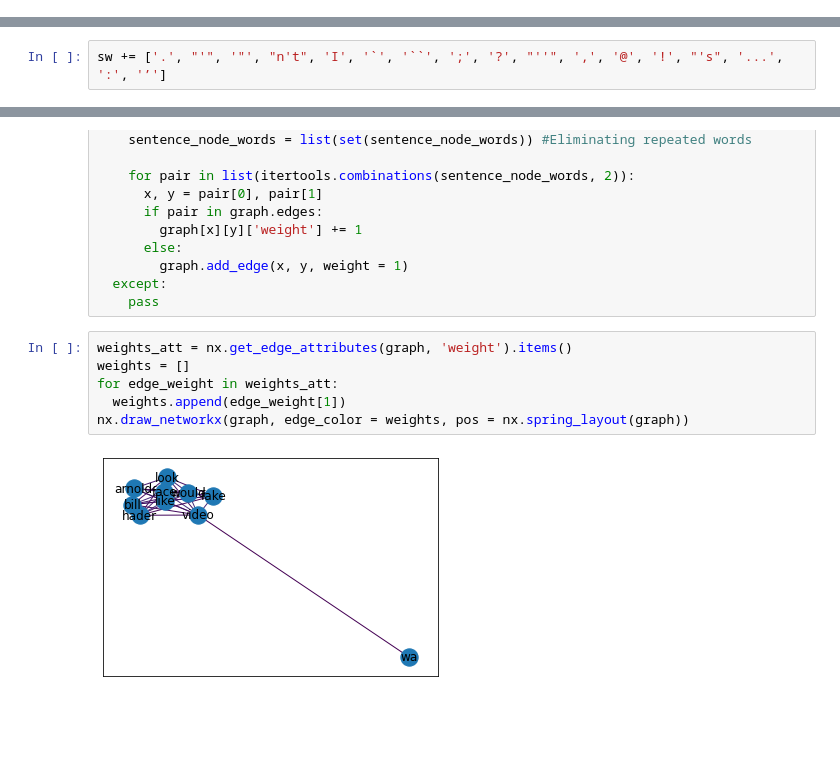
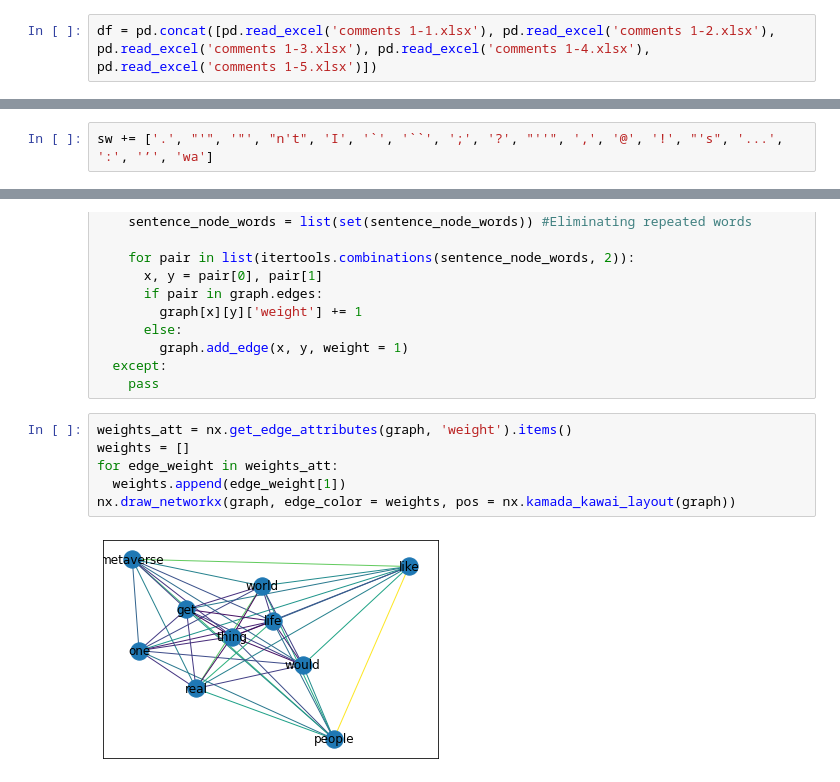
Before and after one commit to qdrptd/RNE, a Jupyter notebook: WordCloud&SemanticNetwork.ipynb, the cells around one changed output, grey strips where cells are left out. Saved outputs shown, nothing was run; the diff lists cells and outputs as text; blank space fills up the shorter version.

```diff
--- a/WordCloud&SemanticNetwork.ipynb
+++ b/WordCloud&SemanticNetwork.ipynb
@@ -7,3 +5,5 @@ df = pd.read_excel('comments 3-1.xlsx')
+# %%
+df = pd.concat([pd.read_excel('comments 1-1.xlsx'), pd.read_excel('comments 1-2.xlsx'), pd.read_excel('comments 1-3.xlsx'), pd.read_excel('comments 1-4.xlsx'), pd.read_excel('comments 1-5.xlsx')])
 # %%
 print(df.columns)
 comments = df["내용"].values.tolist()
@@ -80,5 +81,5 @@ plt.imshow(wc.generate_from_frequencies(freq_content))
 # %%
-sw += ['.', "'", '"', "n't", 'I', '`', '``', ';', '?', "''", ',', '@', '!', "'s", '...', ':', '’']
+sw += ['.', "'", '"', "n't", 'I', '`', '``', ';', '?', "''", ',', '@', '!', "'s", '...', ':', '’', 'wa']
 # %%
 filtered_content = []
 for word in lemmatized_content:
@@ -124,8 +125,8 @@ for sentence in comments:
 # %%
 weights_att = nx.get_edge_attributes(graph, 'weight').items()
 weights = []
 for edge_weight in weights_att:
   weights.append(edge_weight[1])
-nx.draw_networkx(graph, edge_color = weights, pos = nx.spring_layout(graph))
+nx.draw_networkx(graph, edge_color = weights, pos = nx.kamada_kawai_layout(graph))
 # %% [output]
-[figure, old version]
+[figure, new version]
```
Also changed, not shown: parts of 5 cells of this notebook.
